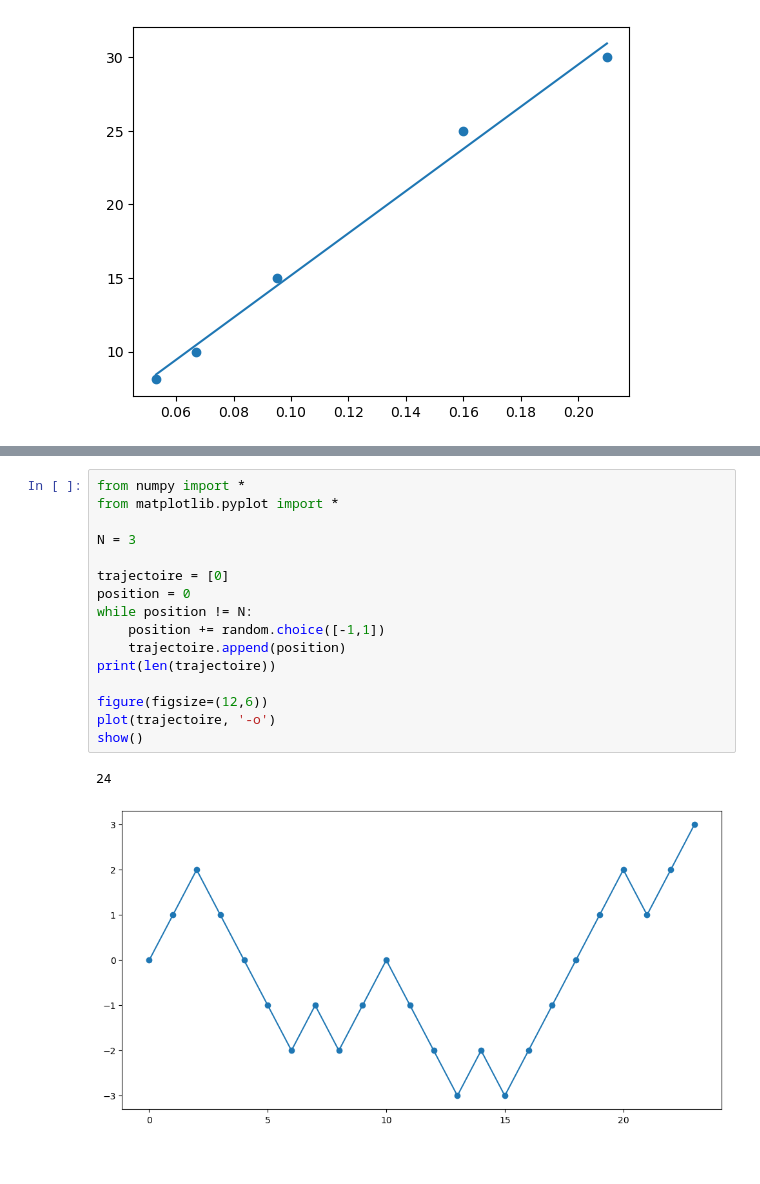
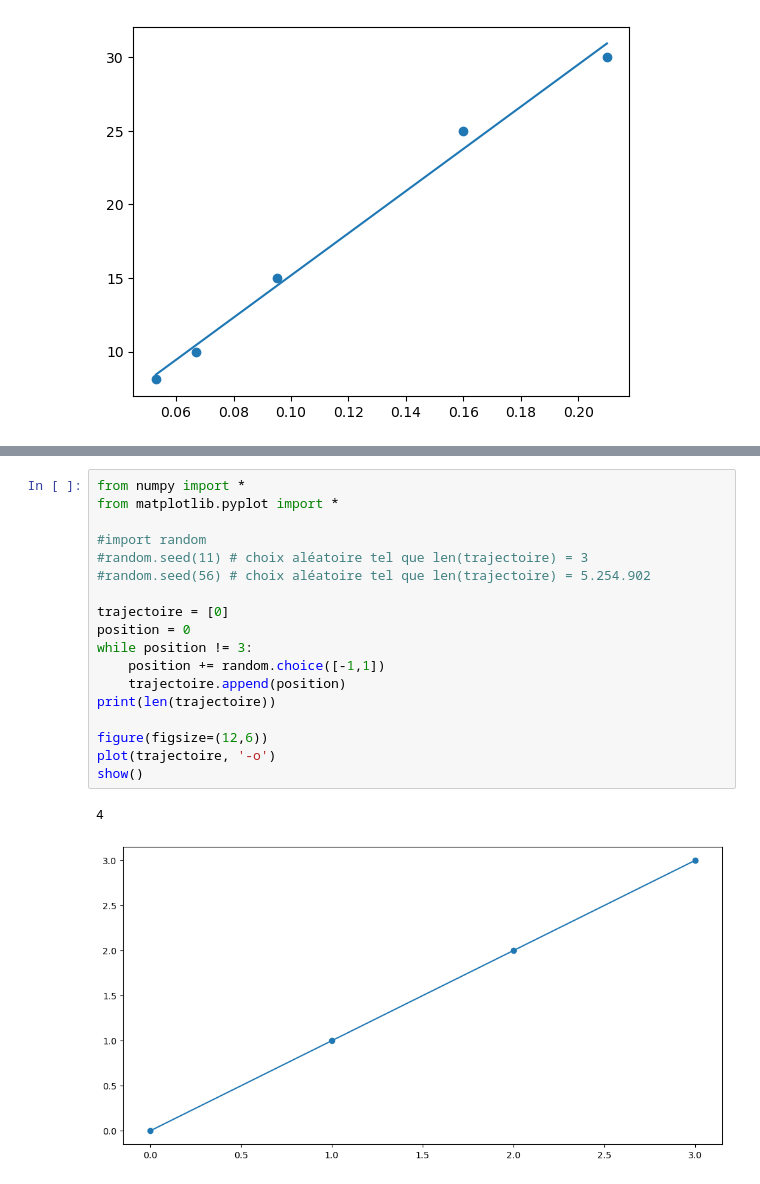
Before and after one commit to maxbauergit/SVE, a Jupyter notebook: 23-24_TP-solution.ipynb, the cells around one changed output, grey strips where cells are left out. Cells and saved outputs as stored; diff of their text form.

```diff
--- a/23-24_TP-solution.ipynb
+++ b/23-24_TP-solution.ipynb
@@ -326,19 +455,21 @@ show()
 # %%
 from numpy import *
 from matplotlib.pyplot import *
 
-N = 3
+#import random
+#random.seed(11) # choix aléatoire tel que len(trajectoire) = 3
+#random.seed(56) # choix aléatoire tel que len(trajectoire) = 5.254.902
 
 trajectoire = [0]
 position = 0
-while position != N:
+while position != 3:
     position += random.choice([-1,1])
     trajectoire.append(position)
 print(len(trajectoire))
 
 figure(figsize=(12,6))
 plot(trajectoire, '-o')
 show()
 # %% [output]
-24
+4
-[figure, old version]
+[figure, new version]
```
Also changed, not shown: parts of 42 cells of this notebook.
